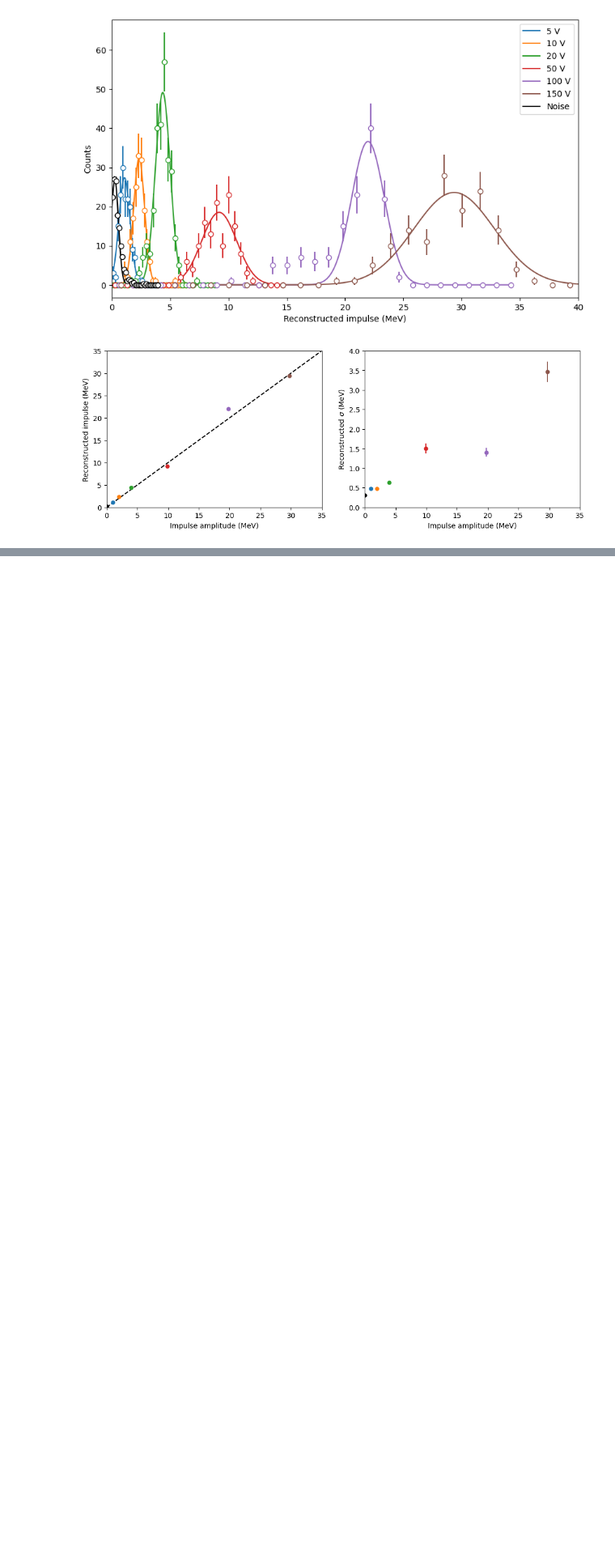
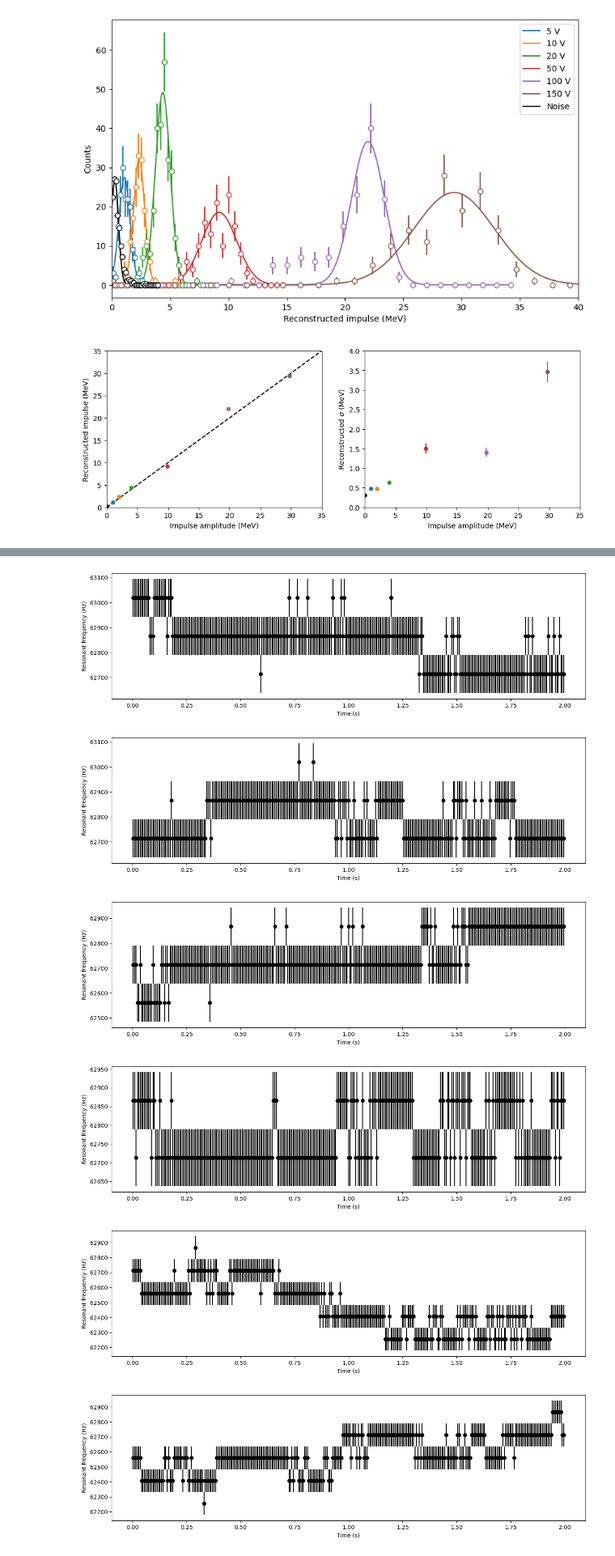
Before and after one commit to Moore-Lab/nanospheres, a Jupyter notebook: analysis/impulse_analysis/analyze_calibration_impulses.ipynb, the cells around one changed output, grey strips where cells are left out. Shown at 81% size. Drawn from its saved outputs; the diff is of its cells as text; code cells hidden in the pictures; blank space fills up the shorter version.

```diff
--- a/analysis/impulse_analysis/analyze_calibration_impulses.ipynb
+++ b/analysis/impulse_analysis/analyze_calibration_impulses.ipynb
@@ -351,3 +410,10 @@ plt.ylim(0,4)
 [figure]
 [figure]
 [figure]
+# %%
+## resonator stability
+
+data_folder = '20240723_minus_one_e_data/20240723_nopulse_2e-8mbar'
+
+combined_path = os.path.join(data_path, data_folder, '**/*.mat')
+data_files = glob.glob(combined_path, recursive=True)
@@ -353,0 +424,46 @@ plt.ylim(0,4)
+# %%
+window_size = 2**15
+
+f0_guess = 60e3
+search_wind = 10e3
+
+for df_idx, data_file in enumerate(data_files):
+    data = loadmat(data_file)
+
+    sphere_z = np.ndarray.flatten(data['D'])
+    drive = np.ndarray.flatten(data['G'])
+    tstep = data['Tinterval'][0]
+    time = np.arange(0, len(sphere_z)*tstep, tstep)
+
+    res_loc = []
+
+    for n in range(int(len(time)/window_size)):
+
+        curr_window = [n*window_size, (n+1)*window_size]
+
+        curr_data = sphere_z[curr_window[0]:curr_window[1]]
+
+        f, zpsd = sp.welch(curr_data, fs=1/tstep, nperseg=window_size)
+
+        bpts = (f < f0_guess-search_wind) | (f > f0_guess+search_wind)
+        zpsd[bpts] = 0
+
+        f0 = f[np.argmax(zpsd)]
+        ferr = (f[1]-f[0])/2
+
+        res_loc.append([time[int((n+0.5)*window_size)], f0, ferr])
+
+    res_loc = np.array(res_loc)
+
+    plt.figure(figsize=(15,4))
+    plt.errorbar(res_loc[:,0], res_loc[:,1], yerr=res_loc[:,2], fmt='ko')
+    plt.xlabel("Time (s)")
+    plt.ylabel("Resonant frequency (Hz)")
+    plt.show()
+# %% [output]
+[figure, added]
+[figure, added]
+[figure, added]
+[figure, added]
+[figure, added]
+[figure, added]
```
Also changed, not shown: parts of 11 cells of this notebook, 2 other files.
